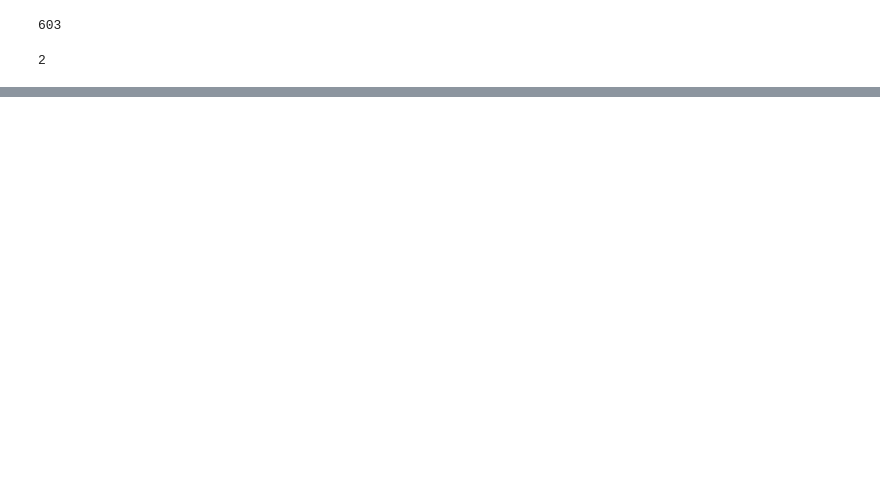
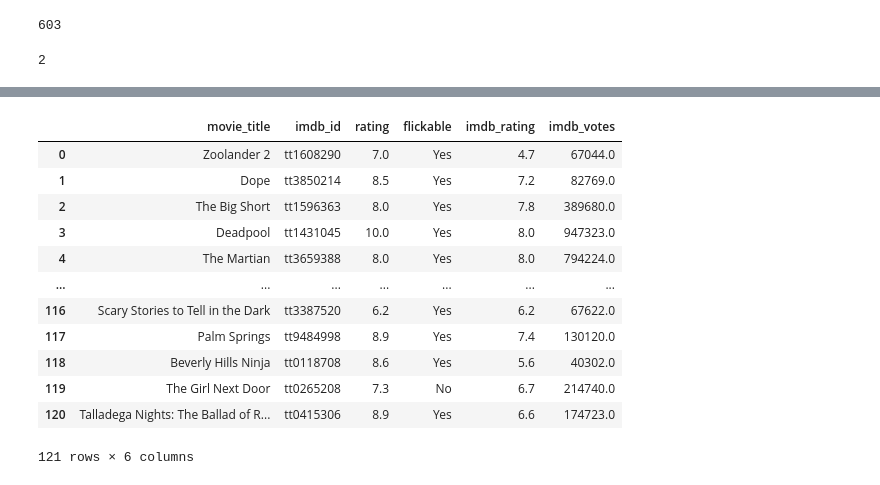
Before and after one commit to dkhundley/movie-ratings-model, a Jupyter notebook: notebooks/data-gathering.ipynb, the cells around one changed output, grey strips where cells are left out. Drawn from its saved outputs; the diff is of its cells as text; code cells hidden in the pictures; blank space fills up the shorter version.

```diff
--- a/notebooks/data-gathering.ipynb
+++ b/notebooks/data-gathering.ipynb
@@ -224,0 +255,6 @@ df_tmdb.to_csv('../data/raw/tmdb_data.csv', index = False)
+# %%
+# Instantiating the iMDbPY search object
+imdb_search = IMDb()
+# %%
+# Using iMDbPY to get movie details using the iMDb ID
+imdb_details = dict(imdb_search.get_movie(imdb_id))
@@ -224,0 +274,3 @@ df_tmdb.to_csv('../data/raw/tmdb_data.csv', index = False)
+# %%
+# Instantiating the iMDbPY search object
+imdb_search = IMDb()
@@ -224,0 +280,23 @@ df_tmdb.to_csv('../data/raw/tmdb_data.csv', index = False)
+# %%
+# Iterating through each entry in df_tmdb, using the iMDb ID to extract relevant movie information
+for index, row in df_all_data.iterrows():
+    # Extracting movie title from the row
+    movie_title = row['movie_title']
+
+    # Extracting the iMDb ID from the TMDb search results and removing first two "tt" characters
+    imdb_id = row['imdb_id']
+    imdb_id = imdb_id[2:]
+
+    # Using iMDbPY to get movie details using the iMDb ID
+    imdb_details = dict(imdb_search.get_movie(imdb_id))
+
+    # Adding imdb_rating and imdb_votes to movie's row if available
+    if 'rating' not in imdb_details.keys():
+        print(f'The following movie has no iMDb rating: {movie_title}.')
+        df_all_data.loc[index, 'imdb_rating'] = np.nan
+    else:
+        df_all_data.loc[index, 'imdb_rating'] = imdb_details['rating']
+    if 'votes' not in imdb_details.keys():
+        df_all_data.loc[index, 'imdb_rating'] = np.nan
+    else:
+        df_all_data.loc[index, 'imdb_votes'] = imdb_details['votes']
@@ -224,0 +315,18 @@ df_tmdb.to_csv('../data/raw/tmdb_data.csv', index = False)
+# %%
+# Extracting out only the iMDb bits to save as separate CSV file
+df_imdb = df_all_data[['movie_title', 'imdb_id', 'rating', 'flickable', 'imdb_rating', 'imdb_votes']]
+df_imdb
+# %% [output]
+|  | movie_title | imdb_id | rating | flickable | imdb_rating | imdb_votes |
+| 0 | Zoolander 2 | tt1608290 | 7.0 | Yes | 4.7 | 67044.0 |
+| 1 | Dope | tt3850214 | 8.5 | Yes | 7.2 | 82769.0 |
+| 2 | The Big Short | tt1596363 | 8.0 | Yes | 7.8 | 389680.0 |
+| 3 | Deadpool | tt1431045 | 10.0 | Yes | 8.0 | 947323.0 |
+| 4 | The Martian | tt3659388 | 8.0 | Yes | 8.0 | 794224.0 |
+| ... | ... | ... | ... | ... | ... | ... |
+| 116 | Scary Stories to Tell in the Dark | tt3387520 | 6.2 | Yes | 6.2 | 67622.0 |
+| 117 | Palm Springs | tt9484998 | 8.9 | Yes | 7.4 | 130120.0 |
+| 118 | Beverly Hills Ninja | tt0118708 | 8.6 | Yes | 5.6 | 40302.0 |
+| 119 | The Girl Next Door | tt0265208 | 7.3 | No | 6.7 | 214740.0 |
+| 120 | Talladega Nights: The Ballad of R... | tt0415306 | 8.9 | Yes | 6.6 | 174723.0 |
+121 rows × 6 columns
```
Also changed, not shown: parts of 26 cells of this notebook, 3 other files.
